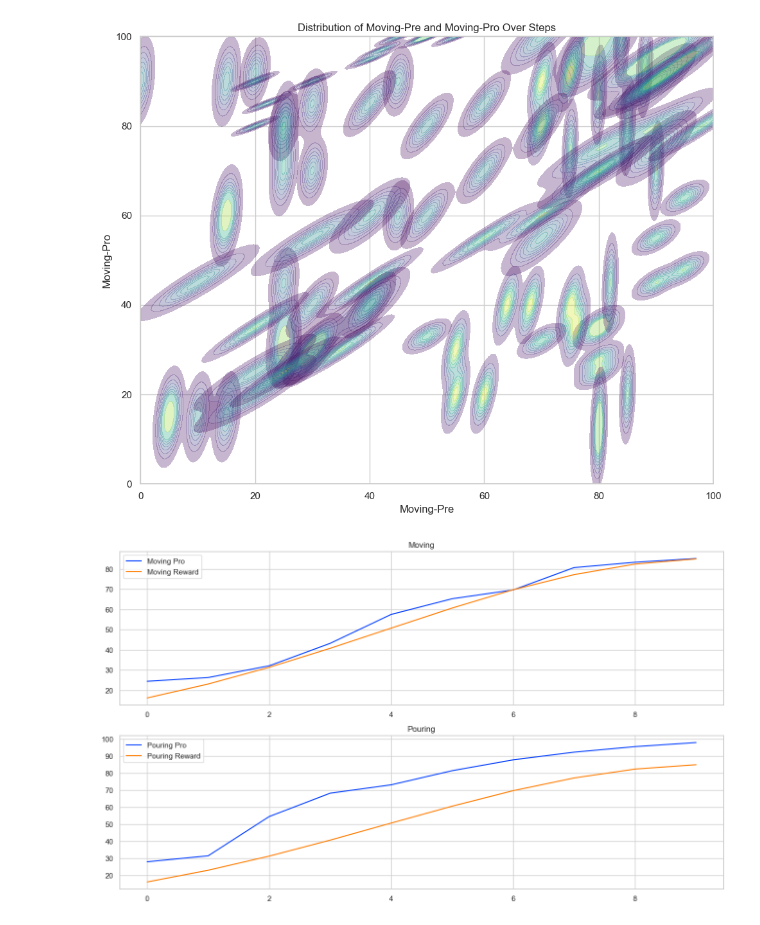
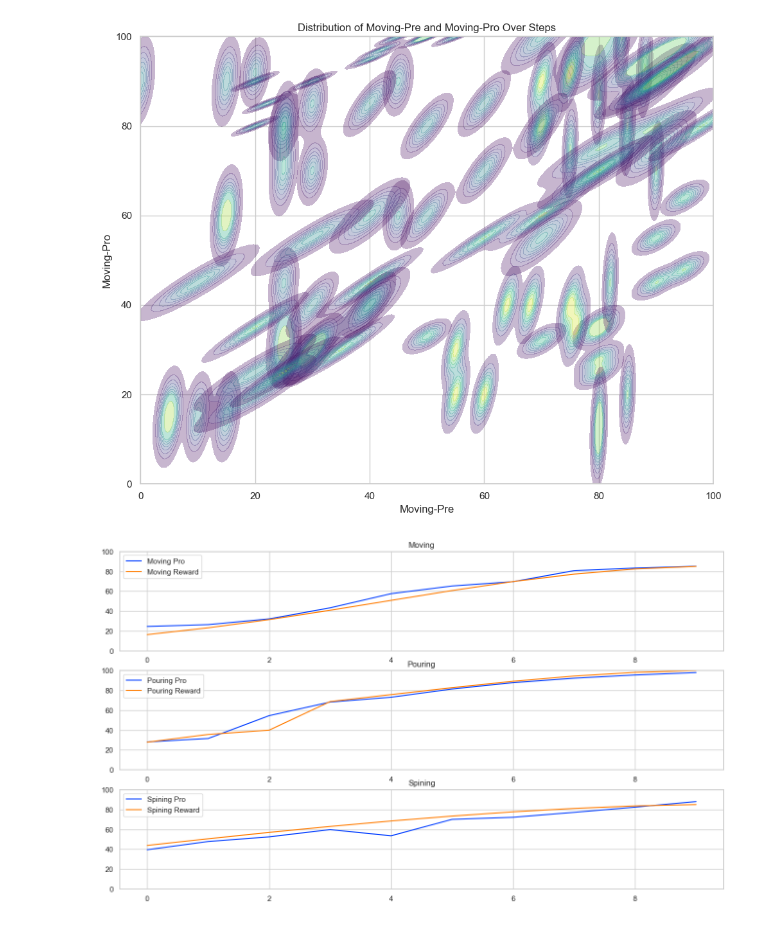
Before and after one commit to HangYu8123/Online_study_website, a Jupyter notebook: data/data_analysis.ipynb, the cells around one changed output. Cells and saved outputs as stored; diff of their text form; code cells hidden in the pictures.

```diff
--- a/data/data_analysis.ipynb
+++ b/data/data_analysis.ipynb
@@ -704,35 +704,56 @@ def reward_function_moving(step, max_step = 10, max_reward = 85, gamma = 0.85):
         discount *=  (i / 30 + 0.67)
     return max_reward * discount
 
-def reward_function_pouring(step, max_step = 10, reward1 = 60, reward2 = 40, gamma = 0.8):
+def reward_function_pouring(step, max_step = 10, reward1 = 40, reward2 = 60, gamma = 0.8):
+    discount = 1
     if step <= 3:
-        discount = 1
         for i in range(step, 3):
             discount *=  (i / 9 + 0.67)
         return reward1 * discount
     else:
         for i in range(step, max_step):
             discount *=  (i / 30 + 0.67)
         return reward1 + reward2 * discount
 
-fig, axs = plt.subplots(2, 1, figsize=(16, 9))
+def reward_function_spining(step, max_step = 10, max_reward = 100, gamma = 0.84):
+    reward = 0
+    discount = 0
+    for i in range(0, step):
+        reward += 8.5
+    for i in range(step, max_step):
+        discount = gamma *(discount + 8.5)
+    reward += discount
+    return reward
+
+fig, axs = plt.subplots(3, 1, figsize=(16, 9))
 
 moving_pro_mean = moving_pro.mean(axis=0)
 pouring_pro_mean = pouring_pro.mean(axis=0)
+spining_pro_mean = spining_pro.mean(axis=0)
 
 reward_moving = [reward_function_moving(i) for i in range(1, 11)]
 reward_pouring = [reward_function_pouring(i) for i in range(1, 11)]
+reward_spining = [reward_function_spining(i) for i in range(1, 11)]
+
 
 axs[0].plot(moving_pro_mean, label='Moving Pro')
 axs[0].plot(reward_moving, label='Moving Reward')
 axs[0].set_title('Moving')
+axs[0].set_ylim(0, 100)
 axs[0].legend()
 
 axs[1].plot(pouring_pro_mean, label='Pouring Pro')
 axs[1].plot(reward_pouring, label='Pouring Reward')
 axs[1].set_title('Pouring')
+axs[1].set_ylim(0, 100)
 axs[1].legend()
 
+axs[2].plot(spining_pro_mean, label='Spining Pro')
+axs[2].plot(reward_spining, label='Spining Reward')
+axs[2].set_title('Spining')
+axs[2].set_ylim(0, 100)
+axs[2].legend()
+
 plt.show()
 # %% [output]
-[figure, old version]
+[figure, new version]
```
Also changed, not shown: parts of 15 cells of this notebook.
